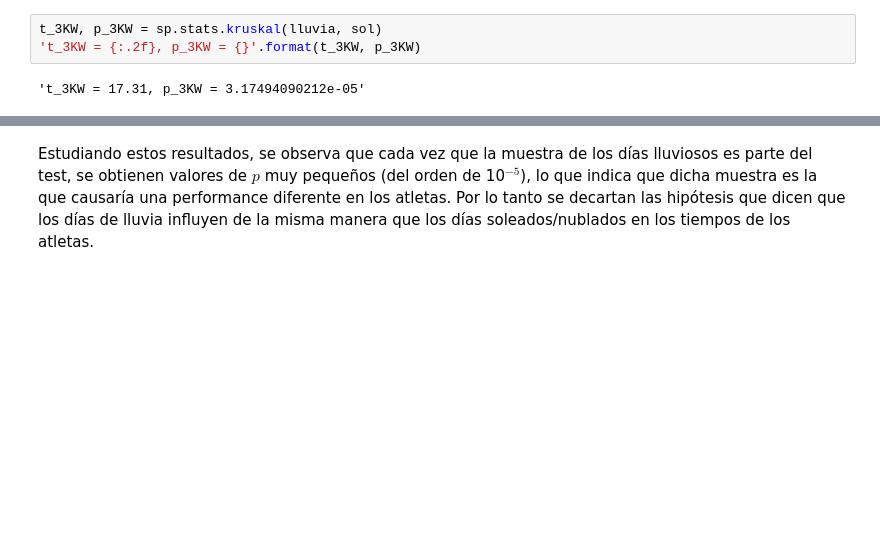
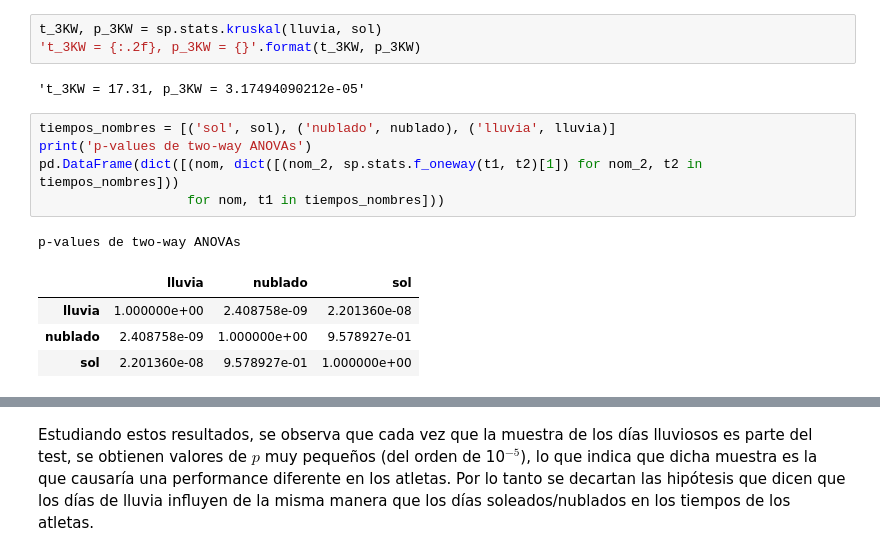
Before and after one commit to m2march/ciencia_datos, a Jupyter notebook: tp1/tp1.ipynb, the cells around one changed output, grey strips where cells are left out. Saved outputs shown, nothing was run; the diff lists cells and outputs as text; blank space fills up the shorter version.

Commit message:
Fixes menores de escritura y tablita de anovas y kws

```diff
--- a/tp1/tp1.ipynb
+++ b/tp1/tp1.ipynb
@@ -309,3 +315,14 @@ t_3KW, p_3KW = sp.stats.kruskal(lluvia, sol)
 't_3KW = {:.2f}, p_3KW = {}'.format(t_3KW, p_3KW)
 # %% [output]
 't_3KW = 17.31, p_3KW = 3.17494090212e-05'
+# %%
+tiempos_nombres = [('sol', sol), ('nublado', nublado), ('lluvia', lluvia)]
+print('p-values de two-way ANOVAs')
+pd.DataFrame(dict([(nom, dict([(nom_2, sp.stats.f_oneway(t1, t2)[1]) for nom_2, t2 in tiempos_nombres]))
+                   for nom, t1 in tiempos_nombres]))
+# %% [output]
+p-values de two-way ANOVAs
+|  | lluvia | nublado | sol |
+| lluvia | 1.000000e+00 | 2.408758e-09 | 2.201360e-08 |
+| nublado | 2.408758e-09 | 1.000000e+00 | 9.578927e-01 |
+| sol | 2.201360e-08 | 9.578927e-01 | 1.000000e+00 |
```
Also changed, not shown: parts of 37 cells of this notebook.
